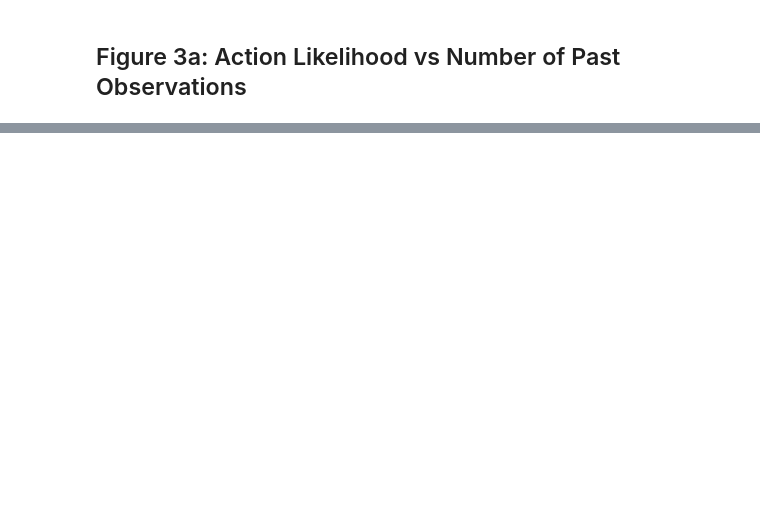
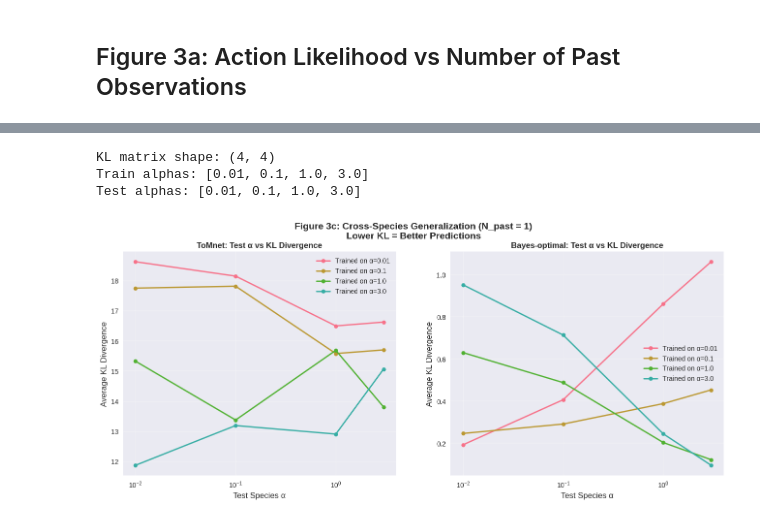
Before and after one commit to youngjinss/belief_of_belief_learning, a Jupyter notebook: lib/benchmark/ToMnet_impl/visualize_figure3.ipynb, the cells around one changed output, grey strips where cells are left out. Drawn from its saved outputs; the diff is of its cells as text; code cells hidden in the pictures; blank space fills up the shorter version.

```diff
--- a/lib/benchmark/ToMnet_impl/visualize_figure3.ipynb
+++ b/lib/benchmark/ToMnet_impl/visualize_figure3.ipynb
@@ -1440,0 +263,78 @@ Figures saved as PNG files in result/ directory
+# %%
+def plot_figure3c_test_alpha_vs_kl(results):
+    """Plot test alpha vs average KL divergence (Figure 3c)"""
+    fig, (ax1, ax2) = plt.subplots(1, 2, figsize=(16, 6))
+
+    if "figure3c" in results:
+        # New cross-species evaluation data
+        train_alphas = results['figure3c']['train_alphas']
+        test_alphas = results['figure3c']['test_alphas']
+        kl_matrix = results['figure3c']['kl_matrix']
+        bayes_kl_matrix = results['figure3c']['bayes_kl_matrix']
+
+        print(f"KL matrix shape: {kl_matrix.shape}")
+        print(f"Train alphas: {train_alphas}")
+        print(f"Test alphas: {test_alphas}")
+
+        # Plot ToMnet results (left)
+        for i, train_alpha in enumerate(train_alphas):
+            ax1.semilogx(test_alphas, kl_matrix[i, :], 'o-',
+                        label=f'Trained on α={train_alpha}', linewidth=2, markersize=6)
+
+        ax1.set_xlabel('Test Species α', fontsize=12)
+        ax1.set_ylabel('Average KL Divergence', fontsize=12)
+        ax1.set_title('ToMnet: Test α vs KL Divergence', fontweight='bold')
+        ax1.legend(fontsize=10)
+        ax1.grid(True, alpha=0.3)
+
+        # Plot Bayes-optimal results (right)
+        for i, train_alpha in enumerate(train_alphas):
+            ax2.semilogx(test_alphas, bayes_kl_matrix[i, :], 'o-',
+                        label=f'Trained on α={train_alpha}', linewidth=2, markersize=6)
+
+        ax2.set_xlabel('Test Species α', fontsize=12)
+        ax2.set_ylabel('Average KL Divergence', fontsize=12)
+        ax2.set_title('Bayes-optimal: Test α vs KL Divergence', fontweight='bold')
+        ax2.legend(fontsize=10)
+        ax2.grid(True, alpha=0.3)
+
+    else:
+        # Legacy data format - simulate based on theoretical expectations
+        print("Warning: Using simulated data for Figure 3c")
+        test_alphas = [0.01, 0.1, 0.5, 1.0, 3.0]
+        train_alphas = [0.01, 3.0]  # Two example training conditions
+
+        for ax, title in [(ax1, "ToMnet (simulated)"), (ax2, "Bayes-optimal (simulated)")]:
+            for train_alpha in train_alphas:
+                kl_values = []
+                for test_alpha in test_alphas:
+                    # KL should be lower when train and test alphas match
+                    if abs(np.log(train_alpha) - np.log(test_alpha)) < 1:
+                        base_kl = 0.5  # Low KL for similar alphas
+                    else:
+                        base_kl = 2.0  # High KL for different alphas
+
+                    # Add some noise
+                    kl = base_kl + 0.2 * np.random.random()
+                    kl_values.append(kl)
+
+                ax.semilogx(test_alphas, kl_values, 'o-',
+                           label=f'Trained on α={train_alpha}', linewidth=2, markersize=6)
+
+            ax.set_xlabel('Test Species α', fontsize=12)
+            ax.set_ylabel('Average KL Divergence', fontsize=12)
+            ax.set_title(title, fontweight='bold')
+            ax.legend(fontsize=10)
+            ax.grid(True, alpha=0.3)
+
+    fig.suptitle('Figure 3c: Cross-Species Generalization (N_past = 1)\nLower KL = Better Predictions',
+                 fontsize=14, fontweight='bold')
+    return fig
+
+# Plot Figure 3c
+fig3c = plot_figure3c_test_alpha_vs_kl(results)
+# %% [output]
+KL matrix shape: (4, 4)
+Train alphas: [0.01, 0.1, 1.0, 3.0]
+Test alphas: [0.01, 0.1, 1.0, 3.0]
+[figure, added]
```
Also changed, not shown: parts of 18 cells of this notebook, 2 other files.
